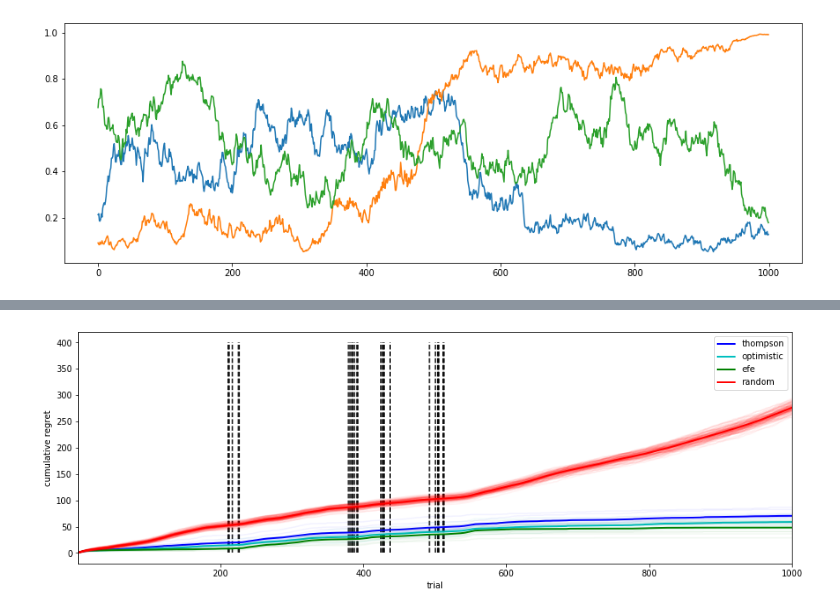
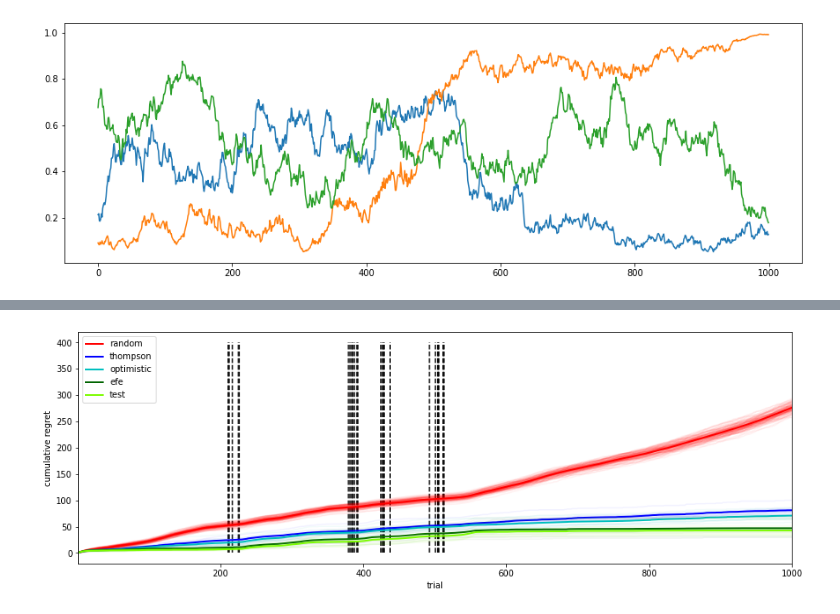
Before and after one commit to dimarkov/aibandits, a Jupyter notebook: restless_bandits_comparison.ipynb, the cells around one changed output, grey strips where cells are left out. Saved outputs shown, nothing was run; the diff lists cells and outputs as text; code cells hidden in the pictures.

```diff
--- a/restless_bandits_comparison.ipynb
+++ b/restless_bandits_comparison.ipynb
@@ -183,14 +218,16 @@ N = 10
 T = 1000
 sequence1 = simulator(process, learning, thompson_selection, N=N, T=T)
 
-sequence2 = simulator(process, learning, efe_selection, N=N, T=T)
+sequence2 = simulator(process, learning, optimistic_selection, N=N, T=T)
 
-sequence3 = simulator(process, learning, optimistic_selection, N=N, T=T)
+sequence3 = simulator(process, learning, efe_selection, N=N, T=T)
+
+sequence4 = simulator(process, learning, test_selection, N=N, T=T)
 # %%
 fig, axes = plt.subplots(1, 3, figsize=(15, 5))
 
 post = sequence1['beliefs']
-post_probs = np.einsum('tnk,lko->tnlo', post.sum(-2).sum(-2), po_ks)
+post_probs = np.einsum('tnk,lko->tnlo', post.sum(-2), po_ks)
 true_probs = sequence1['probs']
 
 colours = ['b', 'r', 'g']
@@ -200,11 +237,9 @@ for k in range(K):
 
 fig, axes = plt.subplots(1, 3, figsize=(15, 5))
 
-post = sequence2['beliefs']
-post_probs = np.einsum('tnk,lko->tnlo', post.sum(-2).sum(-2), po_ks)
-true_probs = sequence1['probs']
+post = sequence3['beliefs']
+post_probs = np.einsum('tnk,lko->tnlo', post.sum(-2), po_ks)
 
-colours = ['b', 'r', 'g']
 for k in range(K):
     axes[k].plot(post_probs[..., k, k], c=colours[k], alpha=.2)
     axes[k].plot(true_probs[:, k], c=colours[k], lw=3)
@@ -214,43 +249,42 @@ for k in range(K):
 # %%
-choices_thm = sequence1['choices']
-choices_efe = sequence2['choices']
-choices_otm = sequence3['choices']
+def plot_cumulative_regret(sequences, labels, true_probs):
+    fig, axes = plt.subplots(1, 1, figsize=(15, 5))
+    max_probs = lax.index_take(true_probs, [np.arange(T), true_probs.argmax(-1)], (0, 1))
 
-max_probs = lax.index_take(true_probs, [np.arange(T), true_probs.argmax(-1)], (0, 1))
-thm_probs = np.stack([lax.index_take(true_probs, [np.arange(T), choices_thm[:, n]], (0, 1)) for n in range(N)], 0)
-efe_probs = np.stack([lax.index_take(true_probs, [np.arange(T), choices_efe[:, n]], (0, 1)) for n in range(N)], 0)
-otm_probs = np.stack([lax.index_take(true_probs, [np.arange(T), choices_otm[:, n]], (0, 1)) for n in range(N)], 0)
+    colour = ['b', 'c', 'darkgreen', 'lawngreen']
 
-n_smpl = 100
-random_choices = random.categorical(random.PRNGKey(547890), np.zeros(K), shape=(T, n_smpl))
-random_probs = np.stack([lax.index_take(true_probs, [np.arange(T), random_choices[:, n]], (0, 1)) for n in range(n_smpl)], 0)
+    n_smpl = 100
+    random_choices = random.categorical(random.PRNGKey(547890), np.zeros(K), shape=(T, n_smpl))
+    random_probs = np.stack([lax.index_take(true_probs, [np.arange(T), random_choices[:, n]], (0, 1)) for n in range(n_smpl)], 0)
 
-fig, axes = plt.subplots(1, 1, figsize=(15, 5))
-regret = np.cumsum(max_probs - thm_probs, -1).T
-plt.plot(regret, 'b', alpha=.05);
-plt.plot(regret.mean(-1), 'b', label='thompson', lw=2)
+    regret = np.cumsum(max_probs - random_probs, -1).T
+    plt.plot(regret, 'r', alpha=.05);
+    plt.plot(regret.mean(-1), 'r', label='random', lw=2)
 
-regret = np.cumsum(max_probs - otm_probs, -1).T
-plt.plot(regret, 'c', alpha=.05);
-plt.plot(regret.mean(-1), 'c', label='optimistic', lw=2)
+    for s, sequence in enumerate(sequences):
+        choices = sequence['choices']
+        probs = np.stack([lax.index_take(true_probs, [np.arange(T), choices[:, n]], (0, 1)) for n in range(N)],
+                         0)
 
-regret = np.cumsum(max_probs - efe_probs, -1).T
-plt.plot(regret, 'g', alpha=.05);
-plt.plot(regret.mean(-1), 'g', label='efe', lw=2)
+        regret = np.cumsum(max_probs - probs, -1).T
+        plt.plot(regret, colour[s], alpha=.05);
+        plt.plot(regret.mean(-1), colour[s], label=labels[s], lw=2)
 
-regret = np.cumsum(max_probs - random_probs, -1).T
-plt.plot(regret, 'r', alpha=.05);
-plt.plot(regret.mean(-1), 'r', label='random', lw=2)
+    plt.xlim(1, T)
+    plt.xlabel('trial')
+    plt.ylabel('cumulative regret')
+    plt.legend()
 
-plt.xlim(1, T)
-plt.xlabel('trial')
-plt.ylabel('cumulative regret')
-plt.legend()
+    changes = np.concatenate([np.zeros(1), np.abs(np.diff(true_probs.argmax(-1)))], -1)
+    plt.vlines(np.nonzero(changes), 0, 400, linestyle='--')
 
-changes = np.concatenate([np.zeros(1), np.abs(np.diff(true_probs.argmax(-1)))], -1)
-plt.vlines(np.nonzero(changes), 0, 400, linestyle='--')
+    return fig
 
+sequences = [sequence1, sequence2, sequence3, sequence4]
+labels = ['thompson', 'optimistic', 'efe', 'test']
+
+fig = plot_cumulative_regret(sequences, labels, true_probs)
 fig.savefig('cum_reg_restless.png', dpi=300)
 # %% [output]
-[figure, old version]
+[figure, new version]
 # %%
```
Also changed, not shown: parts of 11 cells of this notebook.
